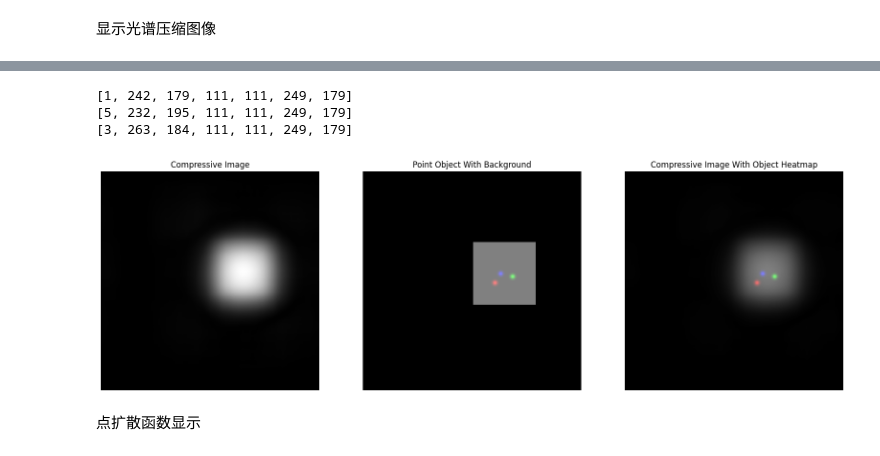
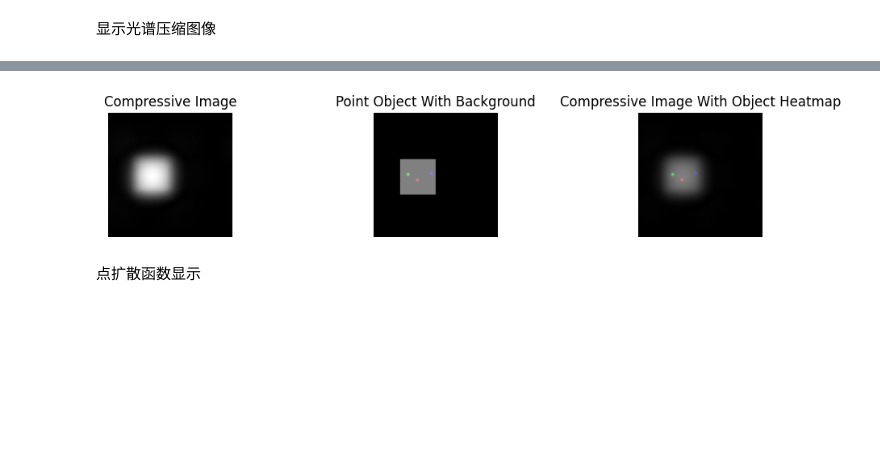
Before and after one commit to weinaike/CenterNet, a Jupyter notebook: src/show.ipynb, the cells around one changed output, grey strips where cells are left out. Saved outputs shown, nothing was run; the diff lists cells and outputs as text; code cells hidden in the pictures; blank space fills up the shorter version.

```diff
--- a/src/show.ipynb
+++ b/src/show.ipynb
@@ -73,6 +73,9 @@ for i in range(4):
     ax[i].plot(x,weight0)
     ax[i].set_title(leg[labels[i]])
     ax[i].set_xlabel("wavelength(nm)")
-plt.rcParams['figure.figsize'] = (20.0, 4.0)
+    ax[i].set_xlim((1550,1600))
+    ax[i].set_ylim((0,1))
+plt.rcParams['figure.figsize'] = (12.0, 2.0)
+plt.xlim((1550,1600))
 plt.show()
 # %% [output]
@@ -112,7 +115,6 @@ def add_gt_mask(heatmap, anns, radius=3, factor= 1.0):
     h,w=heatmap.shape
     mask = np.zeros((h,w,3))
     for ann in anns:
-        print(ann)
         px = int(ann[1])
         py = int(ann[2])
         cls = int(ann[0])
@@ -125,7 +127,7 @@ def add_gt_mask(heatmap, anns, radius=3, factor= 1.0):
             mask[:,:,2] = draw_msra_gaussian(mask[:,:,2],(px,py), radius)
     return np.ascontiguousarray(mask * 255 * factor, dtype=np.uint8)
 
-for idx in range(4,5):
+for idx in range(17,18):
     img = np.load("../data/PSF0620_04_4_40/sample_{:05d}.npy".format(idx))
     with open("../data/PSF0620_04_4_40/sample_{:05d}.json".format(idx), "r") as fp:
         gts = json.load(fp)
@@ -135,37 +137,37 @@ for idx in range(4,5):
     heatmap = np.zeros((h,w))
     backgroud = gen_background(heatmap, gts)
 
     points_mask = add_gt_mask(heatmap, gts, radius=3)
 
     # image
     img = np.concatenate((img,img,img), axis=0)
     img = img.transpose(1,2,0)*255
     img = np.ascontiguousarray(img, dtype=np.uint8)
 
     # object
     obj = cv2.addWeighted(backgroud, 0.5, points_mask, 0.5, 0)
 
     # image + heatmap
     merge = cv2.addWeighted(img, 0.5, points_mask, 0.5, 0)
 
     # plot
     fig, ax = plt.subplots(1,3)
     ax[0].imshow(img)
     ax[0].axis("off")
     ax[0].set_title("Compressive Image")
     ax[1].imshow(obj)
     ax[1].axis("off")
     ax[1].set_title("Point Object With Background")
     ax[2].imshow(merge)
     ax[2].axis("off")
     ax[2].set_title("Compressive Image With Object Heatmap")
+    # cv2.imwrite("img.png",img)
+    # cv2.imwrite("object.png",obj)
+    # cv2.imwrite("heatmap.png",points_mask)
 plt.rcParams['figure.figsize'] = (20.0, 16.0)
 plt.show()
 # %% [output]
-[1, 242, 179, 111, 111, 249, 179]
-[5, 232, 195, 111, 111, 249, 179]
-[3, 263, 184, 111, 111, 249, 179]
-[figure, old version]
+[figure, new version]
 # %% [markdown]
 点扩散函数显示
 # %%
```
Also changed, not shown: parts of 2 cells of this notebook, 7 other files.
